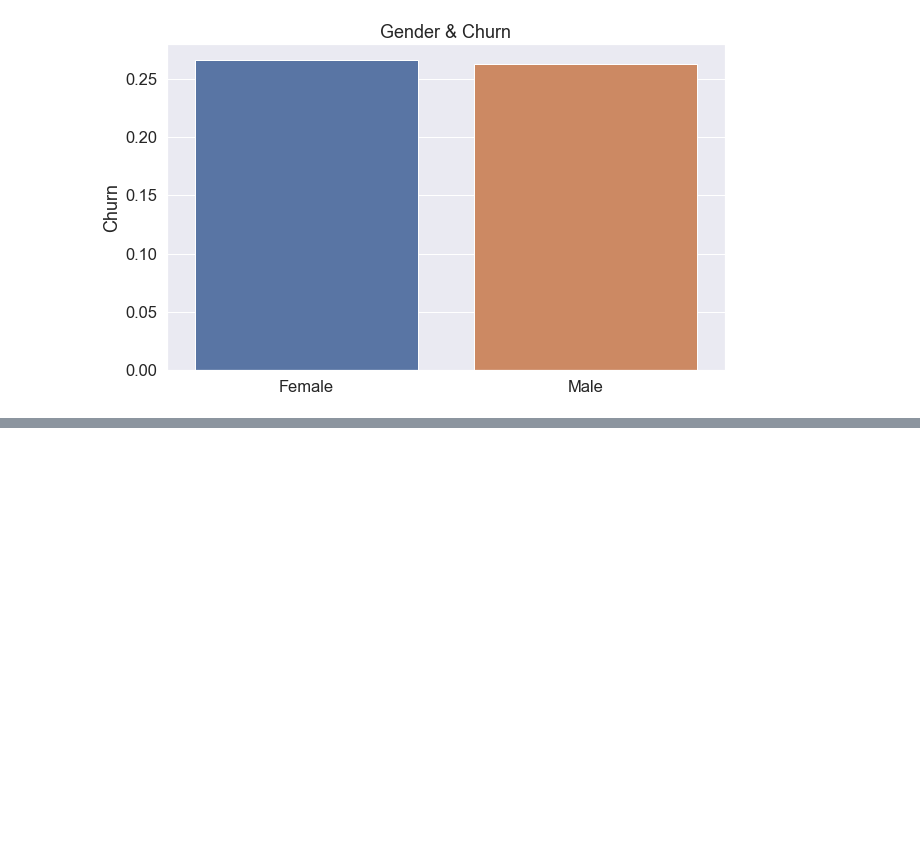
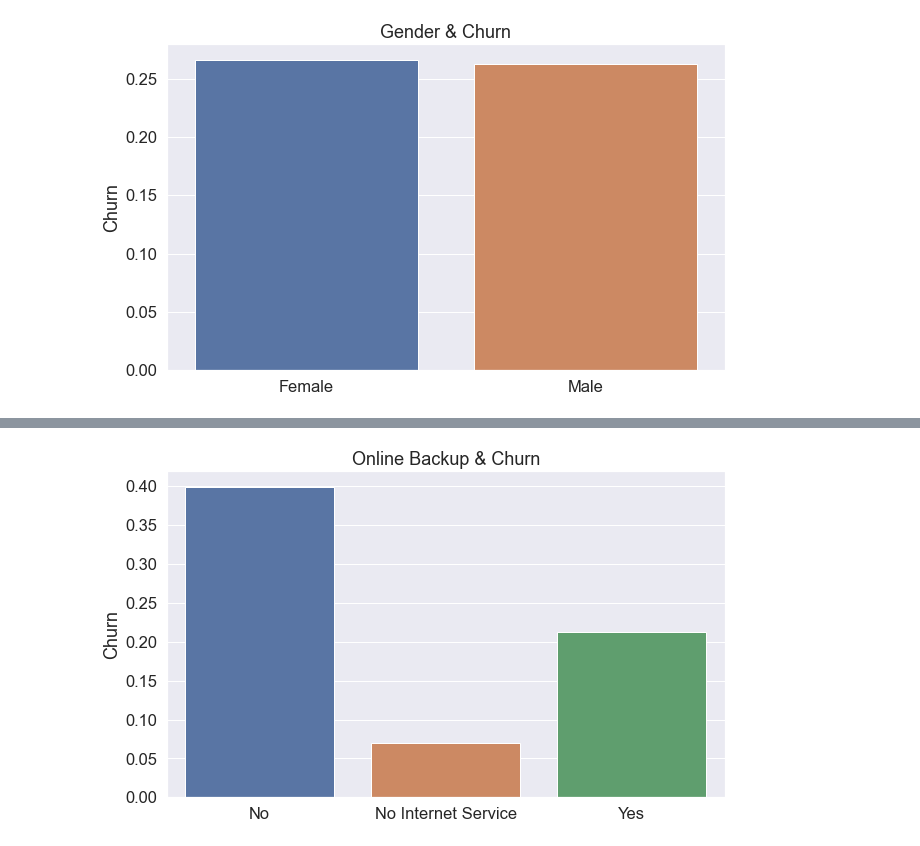
Before and after one commit to sonny-chase-nick-classification-project/telco_classification, a Jupyter notebook: Why_are_our_customers_churning.ipynb, the cells around one changed output, grey strips where cells are left out. Saved outputs shown, nothing was run; the diff lists cells and outputs as text; code cells hidden in the pictures; blank space fills up the shorter version.

```diff
--- a/Why_are_our_customers_churning.ipynb
+++ b/Why_are_our_customers_churning.ipynb
@@ -370,0 +390,12 @@ plt.show()
+# %%
+sns.set(font_scale=1.5)
+plt.figure(figsize=(10,6))
+sns.barplot(X_train.online_backup, X_train.churn, data=X_train, ci = None)
+plt.title('Online Backup & Churn')
+plt.ylabel('Churn')
+plt.xlabel('')
+plt.xticks(np.arange(3), ('No', 'No Internet Service', 'Yes'))
+
+plt.show()
+# %% [output]
+[figure, added]
```
Also changed, not shown: parts of 22 cells of this notebook.
